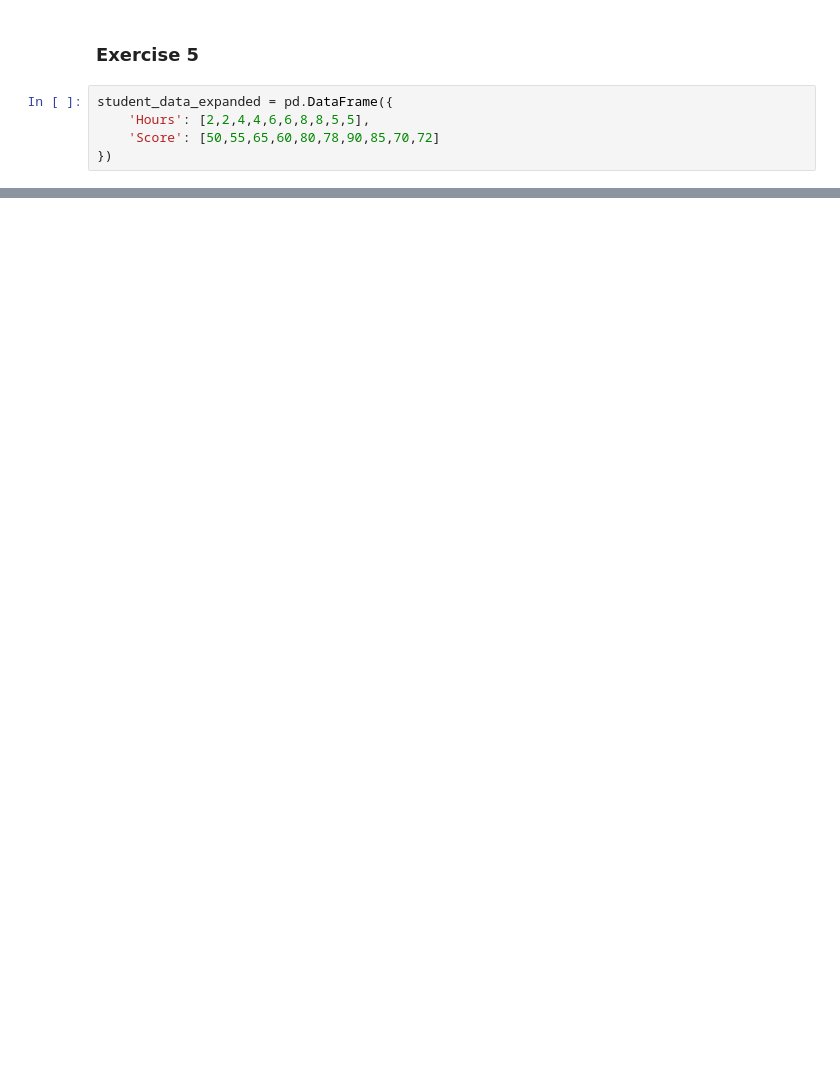
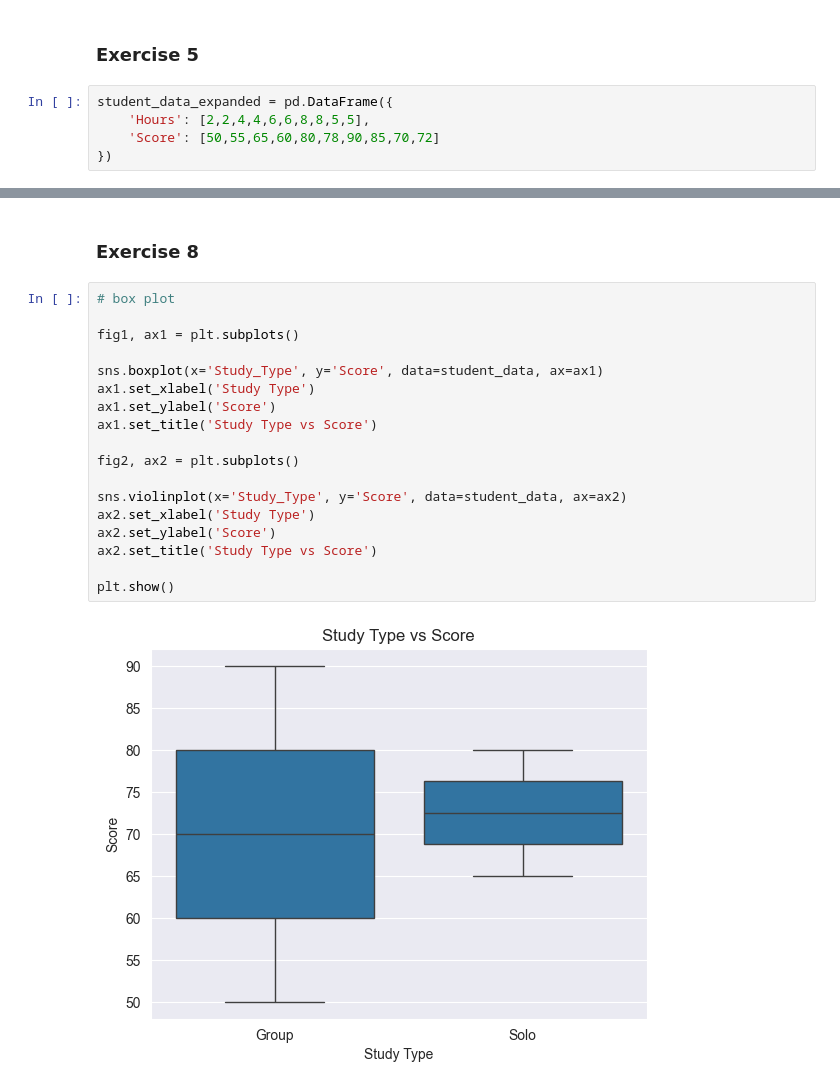
Before and after one commit to elijahangJCU/Information-Processing-Data-Viz, a Jupyter notebook: Week 5/seaborn exercises.ipynb, the cells around one changed output, grey strips where cells are left out. Drawn from its saved outputs; the diff is of its cells as text; blank space fills up the shorter version.

```diff
--- a/Week 5/seaborn exercises.ipynb
+++ b/Week 5/seaborn exercises.ipynb
@@ -109,0 +162,22 @@ plt.show()
+# %% [markdown]
+### Exercise 8
+# %%
+# box plot
+
+fig1, ax1 = plt.subplots()
+
+sns.boxplot(x='Study_Type', y='Score', data=student_data, ax=ax1)
+ax1.set_xlabel('Study Type')
+ax1.set_ylabel('Score')
+ax1.set_title('Study Type vs Score')
+
+fig2, ax2 = plt.subplots()
+
+sns.violinplot(x='Study_Type', y='Score', data=student_data, ax=ax2)
+ax2.set_xlabel('Study Type')
+ax2.set_ylabel('Score')
+ax2.set_title('Study Type vs Score')
+
+plt.show()
+# %% [output]
+[figure, added]
```
Also changed, not shown: parts of 22 cells of this notebook, 1 other file.
